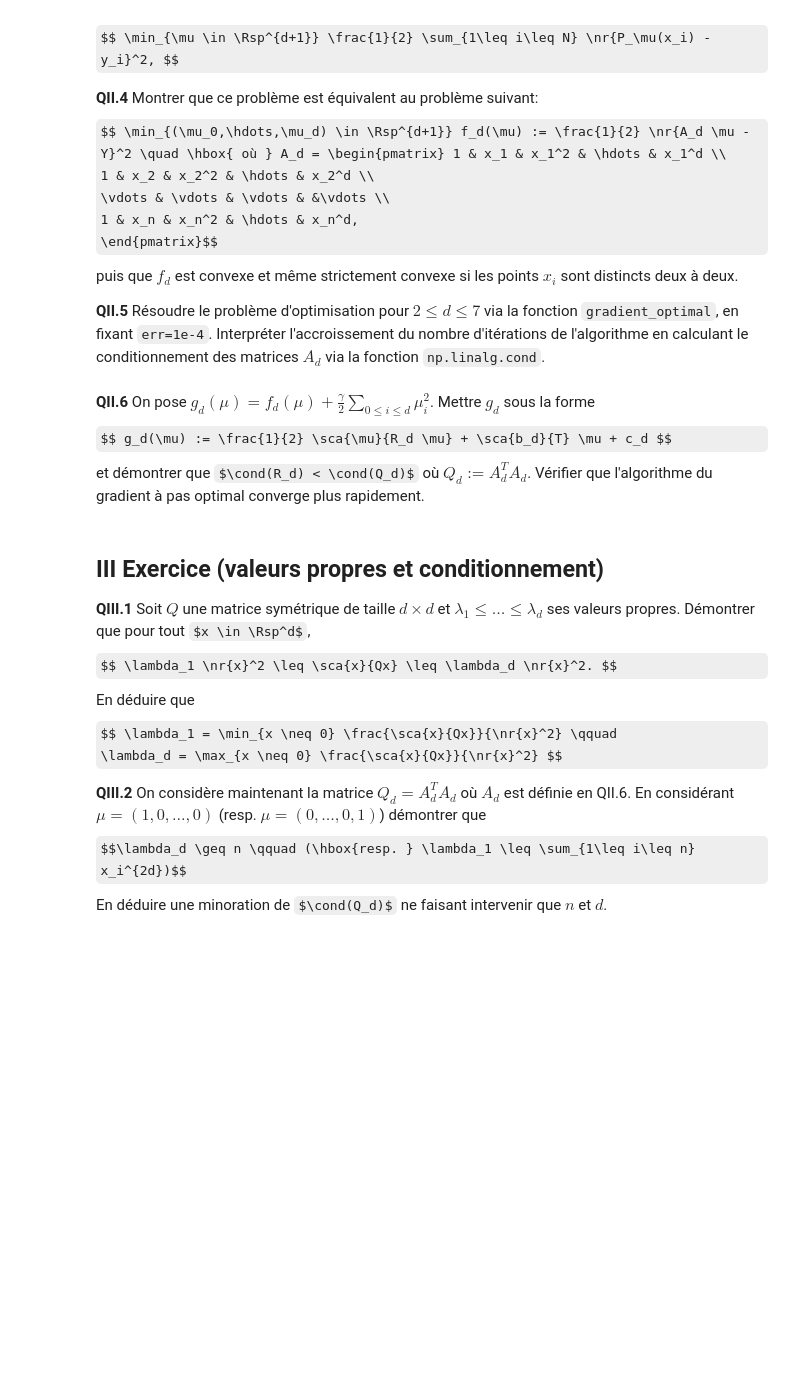
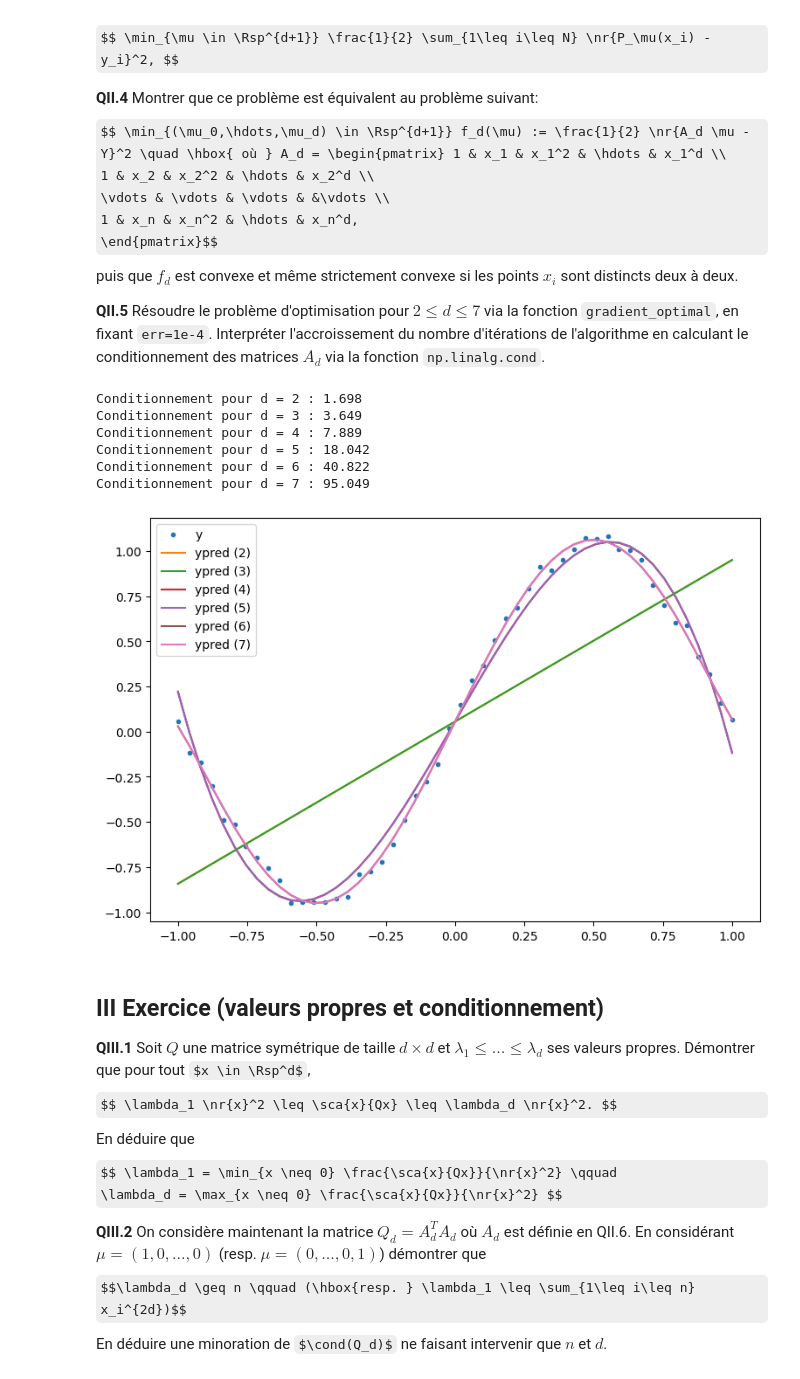
Before and after one commit to aboissie/Algorithms-for-Optimization-, a Jupyter notebook: TP1/tp1-sujet.ipynb, the cells around one changed output. Saved outputs shown, nothing was run; the diff lists cells and outputs as text; code cells hidden in the pictures; some formulas as TeX source; blank space fills up the shorter version.

```diff
--- a/TP1/tp1-sujet.ipynb
+++ b/TP1/tp1-sujet.ipynb
@@ -239,4 +292,0 @@ A = np.vstack([X**i for i in range(3)]).T
-# %% [markdown]
-**QII.6** On pose $g_d(\mu) = f_d(\mu) + \frac{\gamma}{2}\sum_{0\leq i\leq d} \mu_i^2$. Mettre $g_d$ sous la forme
-$$ g_d(\mu) := \frac{1}{2} \sca{\mu}{R_d \mu} + \sca{b_d}{T} \mu + c_d $$
-et démontrer que $\cond(R_d) < \cond(Q_d)$ où $Q_d:=A^T_d A_d$. Vérifier que l'algorithme du gradient à pas optimal converge plus rapidement.
@@ -245,3 +293,36 @@ et démontrer que $\cond(R_d) < \cond(Q_d)$ où $Q_d:=A^T_d A_d$. Vérifier que
+# %%
+# on commence par construire la matrice A pour d=2, en guise d'exemple:
+A = np.vstack([X**0, X**1, X**2]).T
+
+A = np.vstack([X**i for i in range(3)]).T
+
+Ad = lambda d:np.vstack([X**i for i in range(d)]).T
+
+plt.plot(X, Y, ".", label = "y")
+for d in range(2, 8):
+    A = Ad(d)
+
+    Q = A.T.dot(A)
+    b = -A.T.dot(Y)
+    c = 1.2 * Y.T.dot(Y)
+
+    x0 = np.random.random(d)
+
+    mu, _, _ = gradient_optimal(Q, b, x0, err = 1e-4)
+    plt.plot(X, A.dot(mu), label = f"ypred ({d})")
+
+plt.legend()
+
+for d in range(2, 8):
+    print(f"Conditionnement pour d = {d} : {np.linalg.cond(Ad(d)):.3f}")
+# %% [output]
+Conditionnement pour d = 2 : 1.698
+Conditionnement pour d = 3 : 3.649
+Conditionnement pour d = 4 : 7.889
+Conditionnement pour d = 5 : 18.042
+Conditionnement pour d = 6 : 40.822
+Conditionnement pour d = 7 : 95.049
+[figure, added]
 # %% [markdown]
 ## III Exercice (valeurs propres et conditionnement)
 
```
Also changed, not shown: parts of 11 cells of this notebook, 3 other files.
